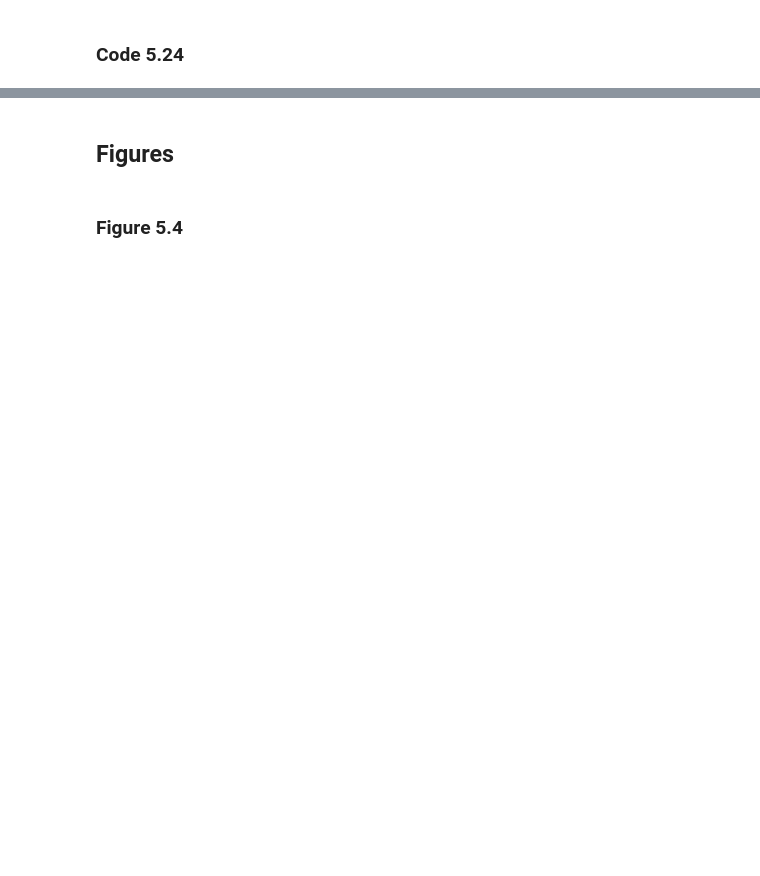
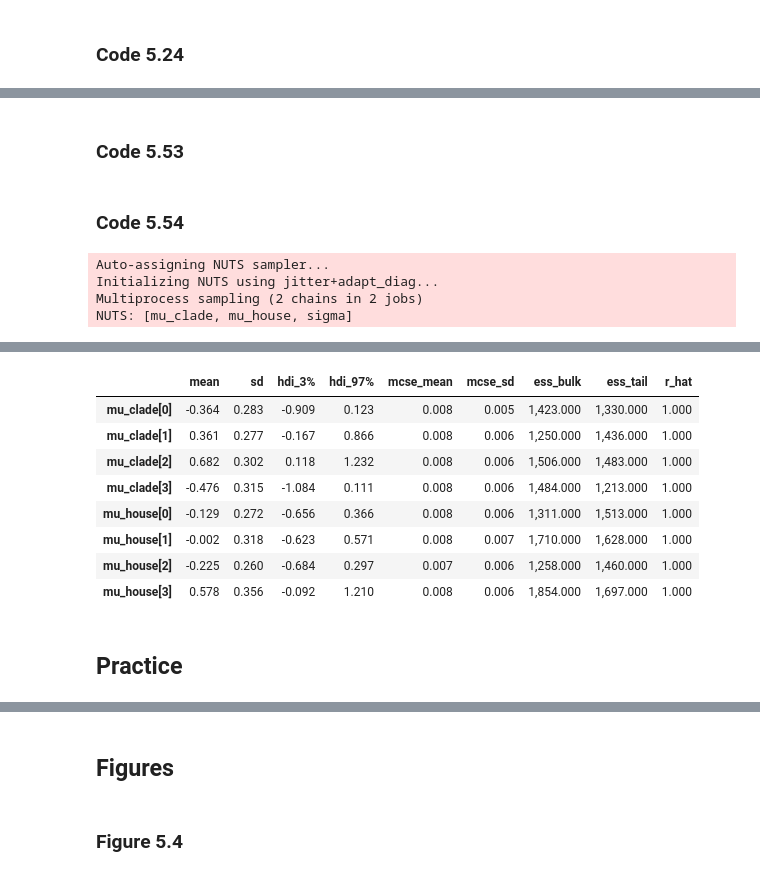
Before and after one commit to Giuco/statistical-rethinking, a Jupyter notebook: notebooks/Ch5.ipynb, the cells around one changed output, grey strips where cells are left out. Saved outputs shown, nothing was run; the diff lists cells and outputs as text; code cells hidden in the pictures; blank space fills up the shorter version.

```diff
--- a/notebooks/Ch5.ipynb
+++ b/notebooks/Ch5.ipynb
@@ -414,0 +861,2 @@ plt.show()
+# %%
+d['clade'] = d['clade'].astype('category')
@@ -414,0 +865,9 @@ plt.show()
+# %%
+d['K'] = (d['kcal.per.g'] - d['kcal.per.g'].mean()) / d['kcal.per.g'].std()
+# %%
+with pm.Model() as model_59:
+    a = pm.Normal('a', 0, .5, shape=d['clade'].nunique())
+    mu = a[d['clade'].cat.codes]
+    sigma = pm.Normal('sigma', 1)
+    K = pm.Normal('K', mu, sigma, observed=d['K'])
+    trace_59 = pm.sample()
@@ -414,0 +888,23 @@ plt.show()
+# %% [markdown]
+### Code 5.53
+# %%
+d["house"] = np.random.randint(0, 4, size=d.shape[0])
+# %% [markdown]
+### Code 5.54
+# %%
+with pm.Model() as model_510:
+    sigma = pm.Exponential("sigma", 1)
+    mu_house = pm.Normal("mu_house", 0, 0.5, shape=d["house"].nunique())
+    mu_clade = pm.Normal("mu_clade", 0, 0.5, shape=d["clade"].nunique())
+    mu = mu_clade[d["clade"].cat.codes] + mu_house[d["house"].values]
+
+    K = pm.Normal("K", mu, sigma, observed=d["K"])
+
+    trace_510 = pm.sample()
+
+az.summary(trace_510, var_names=["mu_clade", "mu_house"])
+# %% [output]
+Auto-assigning NUTS sampler...
+Initializing NUTS using jitter+adapt_diag...
+Multiprocess sampling (2 chains in 2 jobs)
+NUTS: [mu_clade, mu_house, sigma]
@@ -414,0 +913,11 @@ plt.show()
+|  | mean | sd | hdi_3% | hdi_97% | mcse_mean | mcse_sd | ess_bulk | ess_tail | r_hat |
+| mu_clade[0] | -0.364 | 0.283 | -0.909 | 0.123 | 0.008 | 0.005 | 1,423.000 | 1,330.000 | 1.000 |
+| mu_clade[1] | 0.361 | 0.277 | -0.167 | 0.866 | 0.008 | 0.006 | 1,250.000 | 1,436.000 | 1.000 |
+| mu_clade[2] | 0.682 | 0.302 | 0.118 | 1.232 | 0.008 | 0.006 | 1,506.000 | 1,483.000 | 1.000 |
+| mu_clade[3] | -0.476 | 0.315 | -1.084 | 0.111 | 0.008 | 0.006 | 1,484.000 | 1,213.000 | 1.000 |
+| mu_house[0] | -0.129 | 0.272 | -0.656 | 0.366 | 0.008 | 0.006 | 1,311.000 | 1,513.000 | 1.000 |
+| mu_house[1] | -0.002 | 0.318 | -0.623 | 0.571 | 0.008 | 0.007 | 1,710.000 | 1,628.000 | 1.000 |
+| mu_house[2] | -0.225 | 0.260 | -0.684 | 0.297 | 0.007 | 0.006 | 1,258.000 | 1,460.000 | 1.000 |
+| mu_house[3] | 0.578 | 0.356 | -0.092 | 1.210 | 0.008 | 0.006 | 1,854.000 | 1,697.000 | 1.000 |
+# %% [markdown]
+## Practice
```
Also changed, not shown: parts of 127 cells of this notebook.
